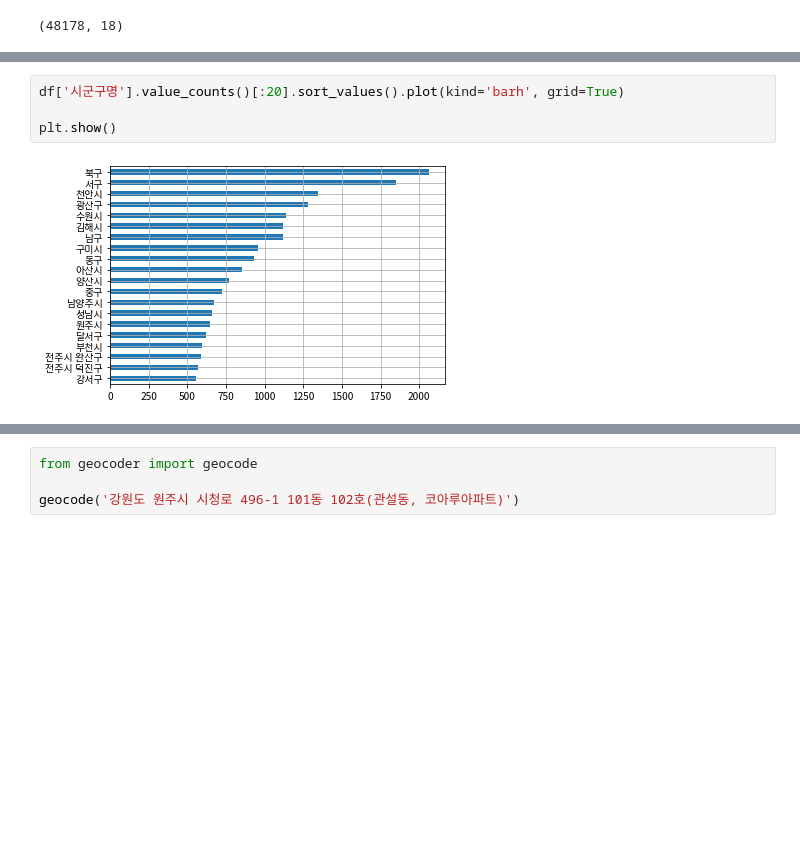
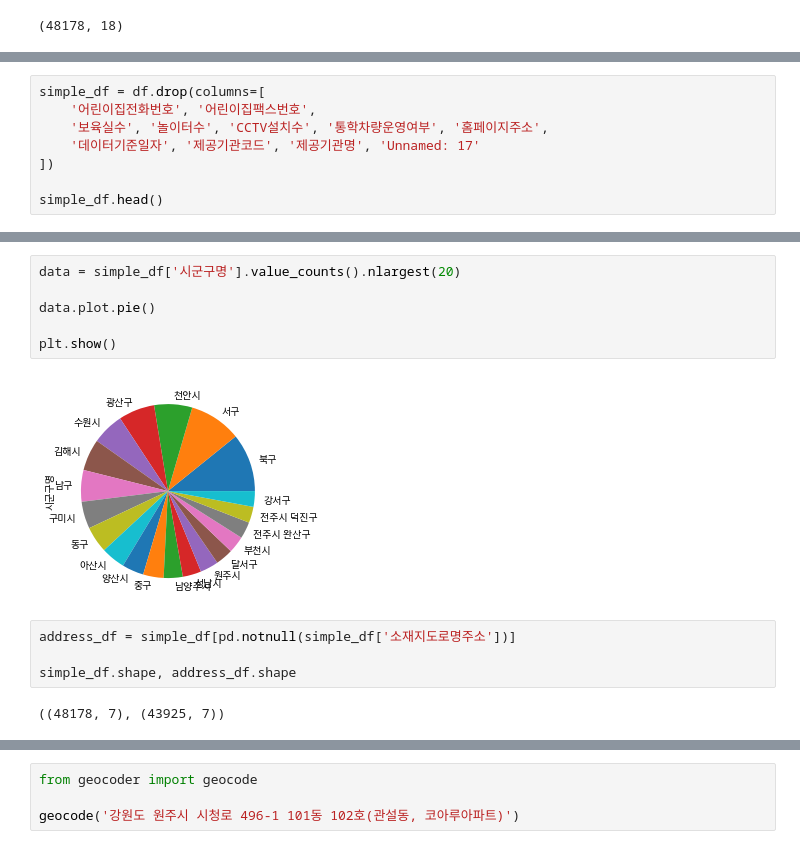
Before and after one commit to ahastudio/CodingLife, a Jupyter notebook: 20190908/python/child-house.ipynb, the cells around one changed output, grey strips where cells are left out. Cells and saved outputs as stored; diff of their text form; blank space fills up the shorter version.

```diff
--- a/20190908/python/child-house.ipynb
+++ b/20190908/python/child-house.ipynb
@@ -75,0 +87,8 @@ Name: 어린이집유형구분, dtype: int64
+# %%
+simple_df = df.drop(columns=[
+    '어린이집전화번호', '어린이집팩스번호',
+    '보육실수', '놀이터수', 'CCTV설치수', '통학차량운영여부', '홈페이지주소',
+    '데이터기준일자', '제공기관코드', '제공기관명', 'Unnamed: 17'
+])
+
+simple_df.head()
@@ -128,7 +175,15 @@ Name: 시군구명, Length: 204, dtype: int64
 # %%
-df['시군구명'].value_counts()[:20].sort_values().plot(kind='barh', grid=True)
+data = simple_df['시군구명'].value_counts().nlargest(20)
+
+data.plot.pie()
 
 plt.show()
 # %% [output]
-[figure, old version]
+[figure, new version]
+# %%
+address_df = simple_df[pd.notnull(simple_df['소재지도로명주소'])]
+
+simple_df.shape, address_df.shape
+# %% [output]
+((48178, 7), (43925, 7))
 # %%
```
Also changed, not shown: parts of 13 cells of this notebook, 1 other file.
